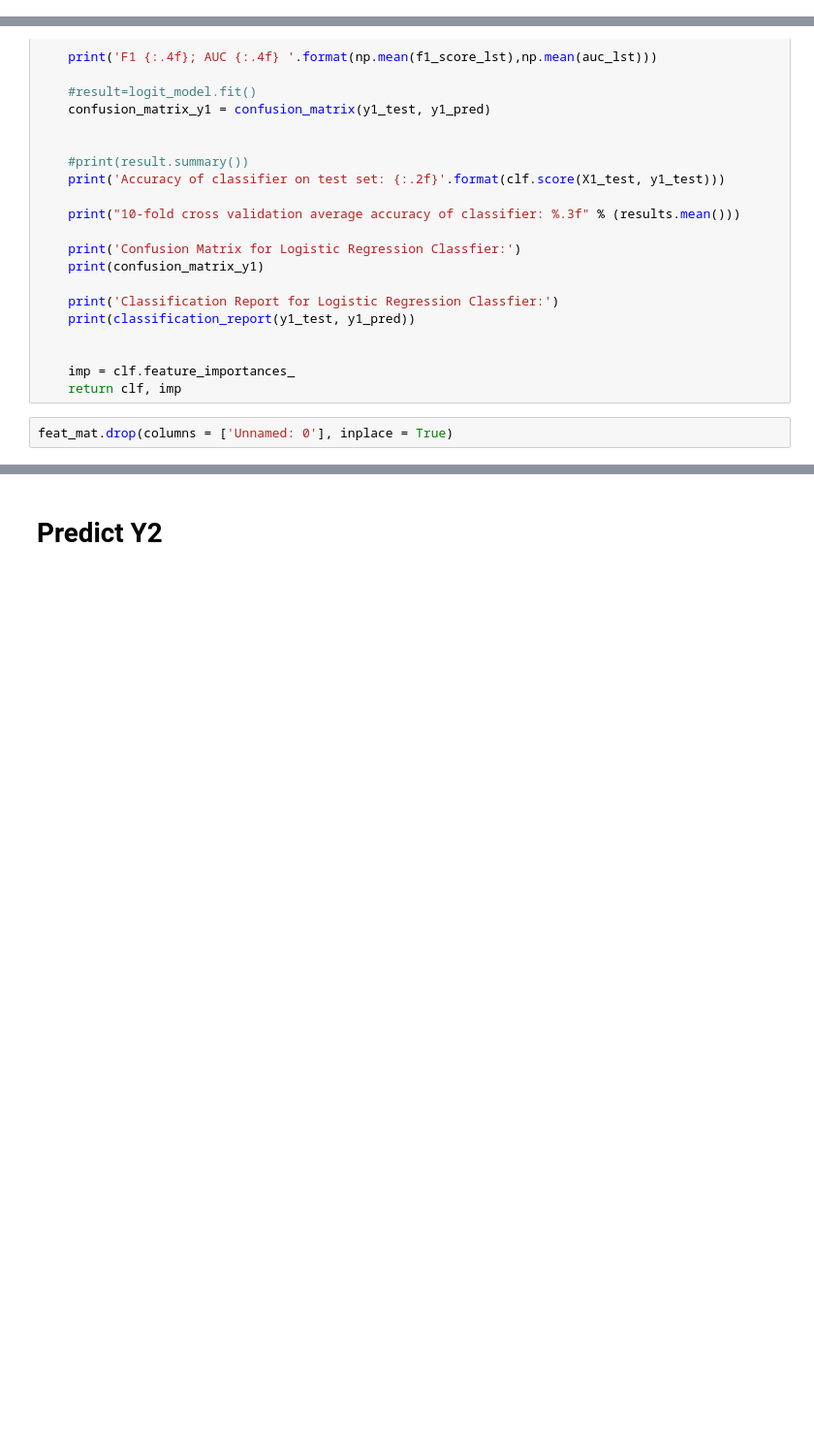
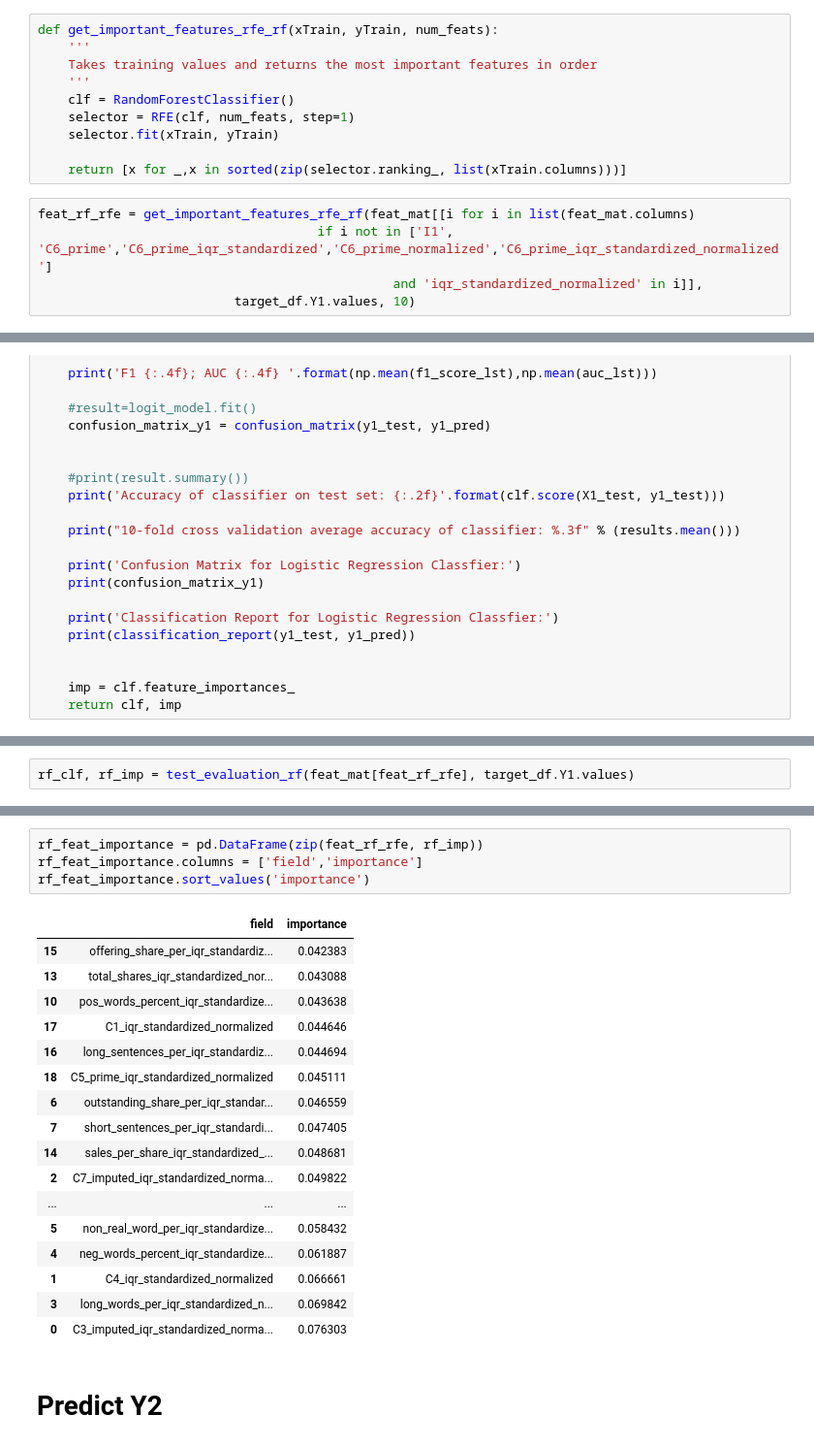
Before and after one commit to fairfield-university-ba545/project1-archana-s-team, a Jupyter notebook: data_prep-dylan.ipynb, the cells around one changed output, grey strips where cells are left out. Shown at 97% size. Drawn from its saved outputs; the diff is of its cells as text; blank space fills up the shorter version.

```diff
--- a/data_prep-dylan.ipynb
+++ b/data_prep-dylan.ipynb
@@ -1574,5 +1328,20 @@ No real difference, actually worse
 # %% [markdown]
 # Alternative models
+# %%
+def get_important_features_rfe_rf(xTrain, yTrain, num_feats):
+    '''
+    Takes training values and returns the most important features in order
+    '''
+    clf = RandomForestClassifier()
+    selector = RFE(clf, num_feats, step=1)
+    selector.fit(xTrain, yTrain)
+
+    return [x for _,x in sorted(zip(selector.ranking_, list(xTrain.columns)))]
+# %%
+feat_rf_rfe = get_important_features_rfe_rf(feat_mat[[i for i in list(feat_mat.columns)
+                                     if i not in ['I1', 'C6_prime','C6_prime_iqr_standardized','C6_prime_normalized','C6_prime_iqr_standardized_normalized']
+                                               and 'iqr_standardized_normalized' in i]],
+                          target_df.Y1.values, 10)
 # %%
 def test_evaluation_rf(predictors_y1, y1):
     # lists for f1-score and AUC
@@ -1625,5 +1394,3 @@ def test_evaluation_rf(predictors_y1, y1):
 
     imp = clf.feature_importances_
     return clf, imp
-# %%
-feat_mat.drop(columns = ['Unnamed: 0'], inplace = True)
@@ -1662,0 +1397,2 @@ weighted avg       0.56      0.55      0.55       132
+# %%
+rf_clf, rf_imp = test_evaluation_rf(feat_mat[feat_rf_rfe], target_df.Y1.values)
@@ -1663,2 +1415,24 @@ weighted avg       0.56      0.55      0.55       132
+# %%
+rf_feat_importance = pd.DataFrame(zip(feat_rf_rfe, rf_imp))
+rf_feat_importance.columns = ['field','importance']
+rf_feat_importance.sort_values('importance')
+# %% [output]
+|  | field | importance |
+| 15 | offering_share_per_iqr_standardiz... | 0.042383 |
+| 13 | total_shares_iqr_standardized_nor... | 0.043088 |
+| 10 | pos_words_percent_iqr_standardize... | 0.043638 |
+| 17 | C1_iqr_standardized_normalized | 0.044646 |
+| 16 | long_sentences_per_iqr_standardiz... | 0.044694 |
+| 18 | C5_prime_iqr_standardized_normalized | 0.045111 |
+| 6 | outstanding_share_per_iqr_standar... | 0.046559 |
+| 7 | short_sentences_per_iqr_standardi... | 0.047405 |
+| 14 | sales_per_share_iqr_standardized_... | 0.048681 |
+| 2 | C7_imputed_iqr_standardized_norma... | 0.049822 |
+| ... | ... | ... |
+| 5 | non_real_word_per_iqr_standardize... | 0.058432 |
+| 4 | neg_words_percent_iqr_standardize... | 0.061887 |
+| 1 | C4_iqr_standardized_normalized | 0.066661 |
+| 3 | long_words_per_iqr_standardized_n... | 0.069842 |
+| 0 | C3_imputed_iqr_standardized_norma... | 0.076303 |
 # %% [markdown]
 # Predict Y2
```
Also changed, not shown: parts of 77 cells of this notebook, 1 other file.
